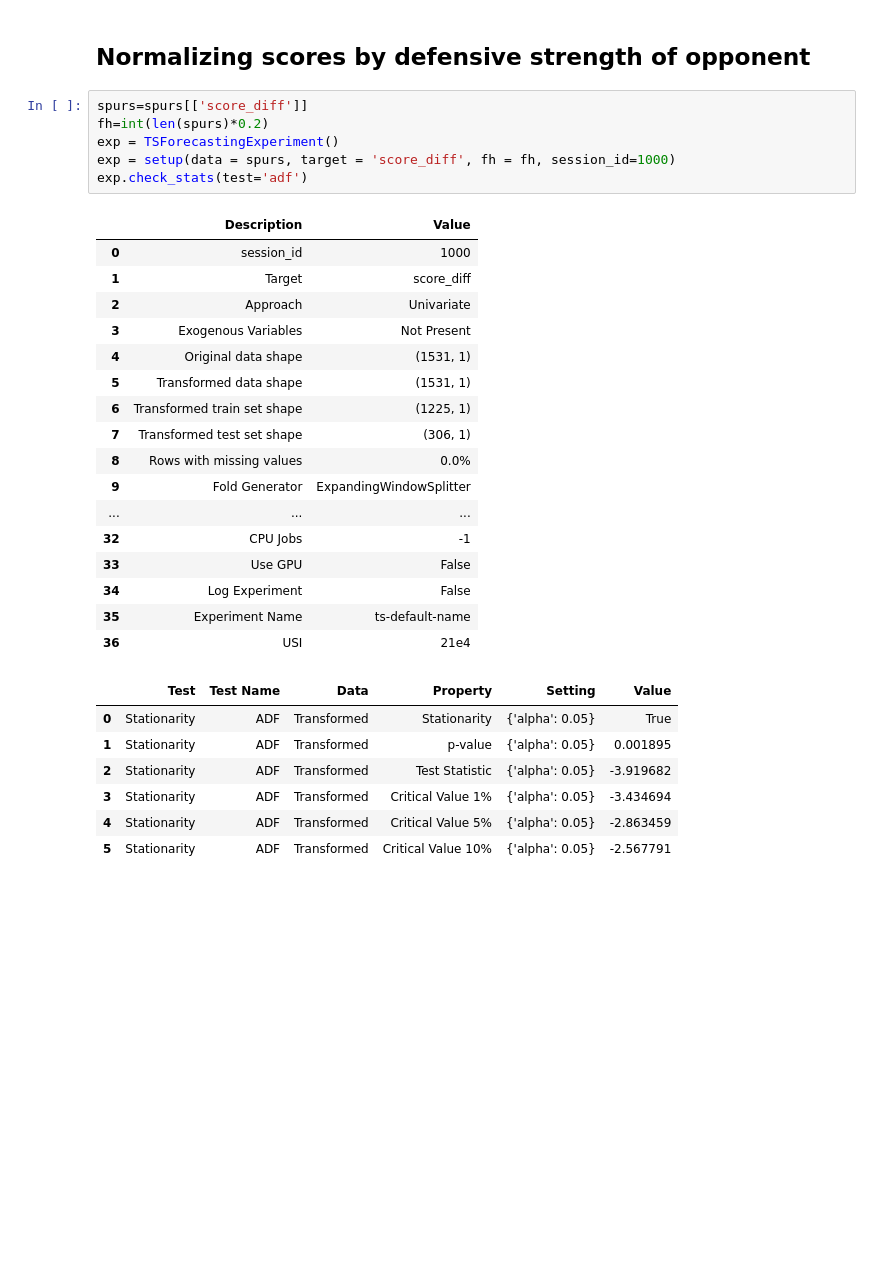
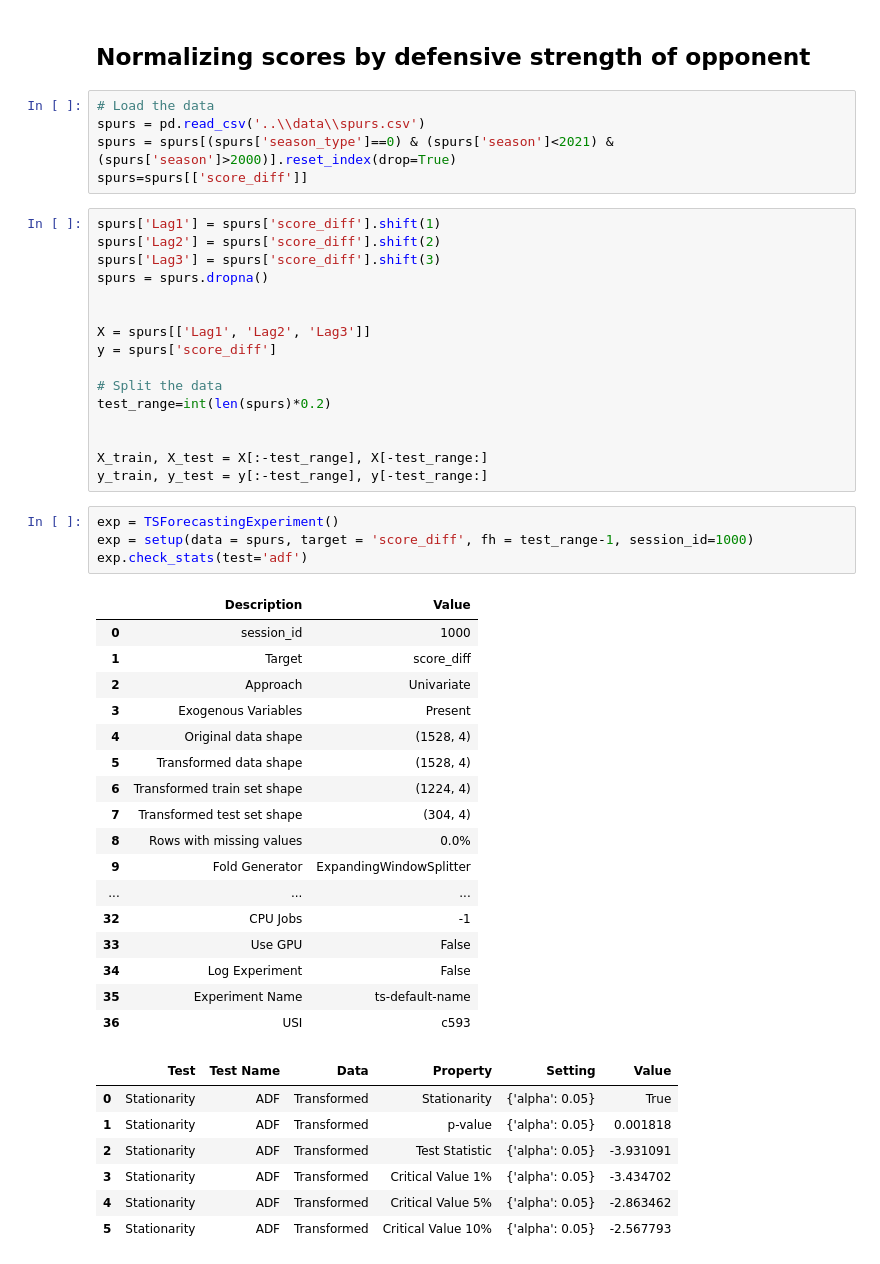
Before and after one commit to bishopcurtisj/DATA5630_Final_Project, a Jupyter notebook: src/econometrics_ML.ipynb, the cells around one changed output. Cells and saved outputs as stored; diff of their text form; blank space fills up the shorter version.

```diff
--- a/src/econometrics_ML.ipynb
+++ b/src/econometrics_ML.ipynb
@@ -170,21 +193,40 @@ Croston()
 # %% [markdown]
 ## Normalizing scores by defensive strength of opponent
+# %%
+# Load the data
+spurs = pd.read_csv('..\\data\\spurs.csv')
+spurs = spurs[(spurs['season_type']==0) & (spurs['season']<2021) & (spurs['season']>2000)].reset_index(drop=True)
+spurs=spurs[['score_diff']]
+# %%
+spurs['Lag1'] = spurs['score_diff'].shift(1)
+spurs['Lag2'] = spurs['score_diff'].shift(2)
+spurs['Lag3'] = spurs['score_diff'].shift(3)
+spurs = spurs.dropna()
+
+
+X = spurs[['Lag1', 'Lag2', 'Lag3']]
+y = spurs['score_diff']
+
+# Split the data
+test_range=int(len(spurs)*0.2)
+
+
+X_train, X_test = X[:-test_range], X[-test_range:]
+y_train, y_test = y[:-test_range], y[-test_range:]
 # %%
-spurs=spurs[['score_diff']]
-fh=int(len(spurs)*0.2)
 exp = TSForecastingExperiment()
-exp = setup(data = spurs, target = 'score_diff', fh = fh, session_id=1000)
+exp = setup(data = spurs, target = 'score_diff', fh = test_range-1, session_id=1000)
 exp.check_stats(test='adf')
 # %% [output]
 |  | Description | Value |
 | 0 | session_id | 1000 |
 | 1 | Target | score_diff |
 | 2 | Approach | Univariate |
-| 3 | Exogenous Variables | Not Present |
-| 4 | Original data shape | (1531, 1) |
-| 5 | Transformed data shape | (1531, 1) |
-| 6 | Transformed train set shape | (1225, 1) |
-| 7 | Transformed test set shape | (306, 1) |
+| 3 | Exogenous Variables | Present |
+| 4 | Original data shape | (1528, 4) |
+| 5 | Transformed data shape | (1528, 4) |
+| 6 | Transformed train set shape | (1224, 4) |
+| 7 | Transformed test set shape | (304, 4) |
 | 8 | Rows with missing values | 0.0% |
 | 9 | Fold Generator | ExpandingWindowSplitter |
 | ... | ... | ... |
@@ -192,12 +234,12 @@ exp.check_stats(test='adf')
 | 33 | Use GPU | False |
 | 34 | Log Experiment | False |
 | 35 | Experiment Name | ts-default-name |
-| 36 | USI | 21e4 |
+| 36 | USI | c593 |
 |  | Test | Test Name | Data | Property | Setting | Value |
 | 0 | Stationarity | ADF | Transformed | Stationarity | {'alpha': 0.05} | True |
-| 1 | Stationarity | ADF | Transformed | p-value | {'alpha': 0.05} | 0.001895 |
-| 2 | Stationarity | ADF | Transformed | Test Statistic | {'alpha': 0.05} | -3.919682 |
-| 3 | Stationarity | ADF | Transformed | Critical Value 1% | {'alpha': 0.05} | -3.434694 |
-| 4 | Stationarity | ADF | Transformed | Critical Value 5% | {'alpha': 0.05} | -2.863459 |
-| 5 | Stationarity | ADF | Transformed | Critical Value 10% | {'alpha': 0.05} | -2.567791 |
+| 1 | Stationarity | ADF | Transformed | p-value | {'alpha': 0.05} | 0.001818 |
+| 2 | Stationarity | ADF | Transformed | Test Statistic | {'alpha': 0.05} | -3.931091 |
+| 3 | Stationarity | ADF | Transformed | Critical Value 1% | {'alpha': 0.05} | -3.434702 |
+| 4 | Stationarity | ADF | Transformed | Critical Value 5% | {'alpha': 0.05} | -2.863462 |
+| 5 | Stationarity | ADF | Transformed | Critical Value 10% | {'alpha': 0.05} | -2.567793 |
 # %%
```
Also changed, not shown: parts of 16 cells of this notebook, 11 other files.
